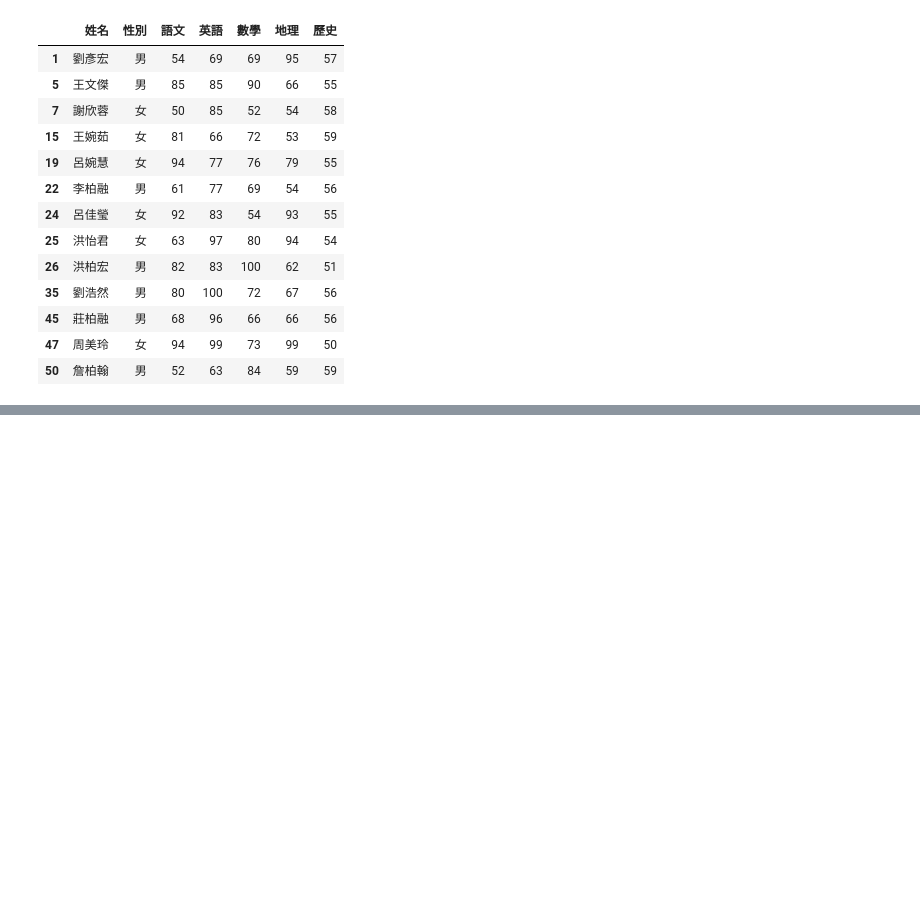
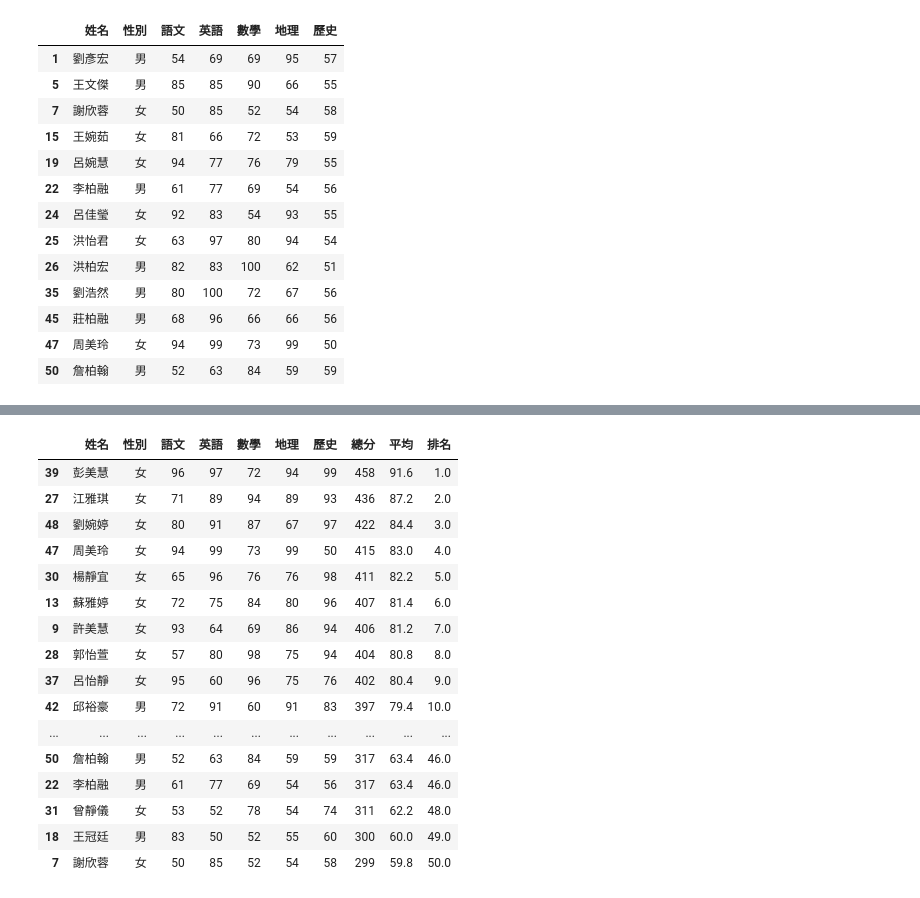
Before and after one commit to sarah-miniconda/python_2026test, a Jupyter notebook: 0718/practice1.ipynb, the cells around one changed output, grey strips where cells are left out. Saved outputs shown, nothing was run; the diff lists cells and outputs as text; code cells hidden in the pictures; blank space fills up the shorter version.

```diff
--- a/0718/practice1.ipynb
+++ b/0718/practice1.ipynb
@@ -152,0 +192,4 @@ scores_df[scores_df['歷史'] < 60]
+# %%
+scores_df['總分'] = scores_df[['語文','英語', '數學', '地理', '歷史']].sum(axis = 1)
+scores_df['平均'] = scores_df[['語文','英語', '數學', '地理', '歷史']].mean(axis = 1)
+scores_df
@@ -152,0 +214,21 @@ scores_df[scores_df['歷史'] < 60]
+# %%
+scores_df['排名'] = scores_df[['總分']].rank(ascending = False, method = 'min')
+scores_df.sort_values(by = '排名')
+# %% [output]
+|  | 姓名 | 性別 | 語文 | 英語 | 數學 | 地理 | 歷史 | 總分 | 平均 | 排名 |
+| 39 | 彭美慧 | 女 | 96 | 97 | 72 | 94 | 99 | 458 | 91.6 | 1.0 |
+| 27 | 江雅琪 | 女 | 71 | 89 | 94 | 89 | 93 | 436 | 87.2 | 2.0 |
+| 48 | 劉婉婷 | 女 | 80 | 91 | 87 | 67 | 97 | 422 | 84.4 | 3.0 |
+| 47 | 周美玲 | 女 | 94 | 99 | 73 | 99 | 50 | 415 | 83.0 | 4.0 |
+| 30 | 楊靜宜 | 女 | 65 | 96 | 76 | 76 | 98 | 411 | 82.2 | 5.0 |
+| 13 | 蘇雅婷 | 女 | 72 | 75 | 84 | 80 | 96 | 407 | 81.4 | 6.0 |
+| 9 | 許美慧 | 女 | 93 | 64 | 69 | 86 | 94 | 406 | 81.2 | 7.0 |
+| 28 | 郭怡萱 | 女 | 57 | 80 | 98 | 75 | 94 | 404 | 80.8 | 8.0 |
+| 37 | 呂怡靜 | 女 | 95 | 60 | 96 | 75 | 76 | 402 | 80.4 | 9.0 |
+| 42 | 邱裕豪 | 男 | 72 | 91 | 60 | 91 | 83 | 397 | 79.4 | 10.0 |
+| ... | ... | ... | ... | ... | ... | ... | ... | ... | ... | ... |
+| 50 | 詹柏翰 | 男 | 52 | 63 | 84 | 59 | 59 | 317 | 63.4 | 46.0 |
+| 22 | 李柏融 | 男 | 61 | 77 | 69 | 54 | 56 | 317 | 63.4 | 46.0 |
+| 31 | 曾靜儀 | 女 | 53 | 52 | 78 | 54 | 74 | 311 | 62.2 | 48.0 |
+| 18 | 王冠廷 | 男 | 83 | 50 | 52 | 55 | 60 | 300 | 60.0 | 49.0 |
+| 7 | 謝欣蓉 | 女 | 50 | 85 | 52 | 54 | 58 | 299 | 59.8 | 50.0 |
```
Also changed, not shown: parts of 5 cells of this notebook.
